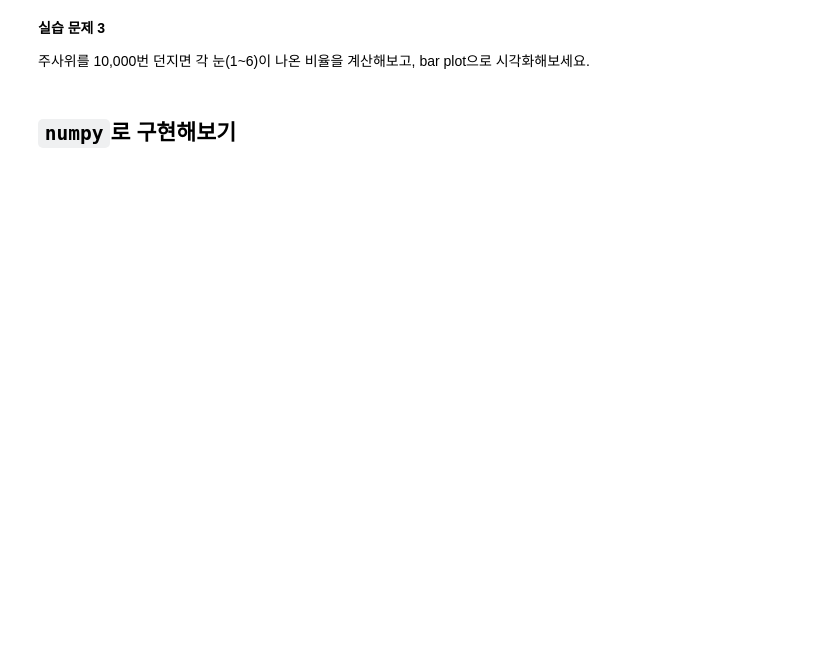
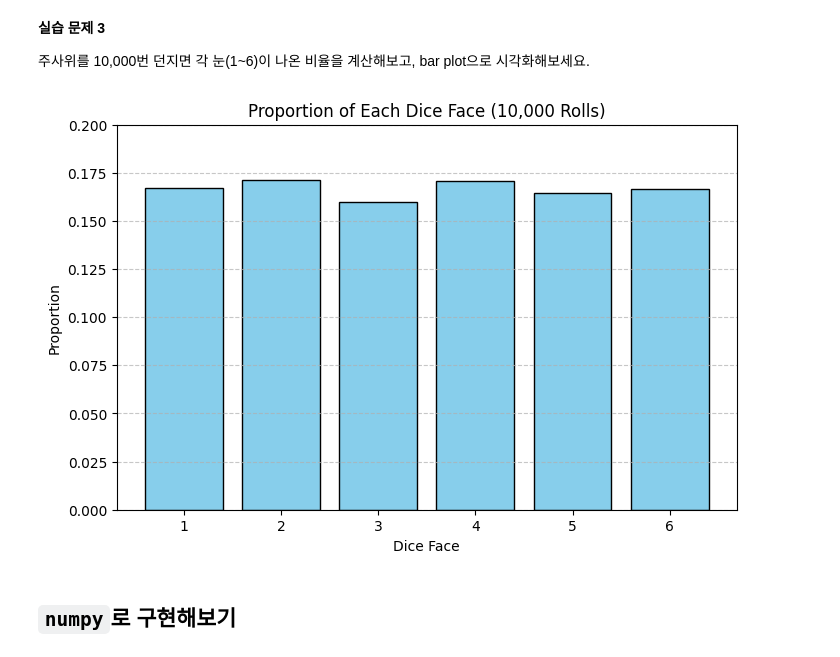
Before and after one commit to 201524495/201524495, a Jupyter notebook: Practice_1_250707_lecture.ipynb, the cells around one changed output. Saved outputs shown, nothing was run; the diff lists cells and outputs as text; code cells hidden in the pictures; blank space fills up the shorter version.

```diff
--- a/Practice_1_250707_lecture.ipynb
+++ b/Practice_1_250707_lecture.ipynb
@@ -144,3 +181,25 @@ plt.show()
+# %%
+# TODO: code
+# 주사위를 10,000번 던지기 (1~6 사이 정수)
+np.random.seed(0)  # 재현 가능성을 위한 시드 설정
+rolls = np.random.randint(1, 7, size=10000)
+
+# 각 눈의 비율 계산
+values, counts = np.unique(rolls, return_counts=True)
+proportions = counts / len(rolls)
+
+# 막대 그래프 그리기
+plt.figure(figsize=(8, 5))
+plt.bar(values, proportions, color='skyblue', edgecolor='black')
+plt.xlabel('Dice Face')
+plt.ylabel('Proportion')
+plt.title('Proportion of Each Dice Face (10,000 Rolls)')
+plt.xticks(values)
+plt.ylim(0, 0.2)
+plt.grid(axis='y', linestyle='--', alpha=0.7)
+plt.show()
+# %% [output]
+[figure, added]
 # %% [markdown]
 ## `numpy`로 구현해보기
 # %%
```
Also changed, not shown: parts of 33 cells of this notebook.
